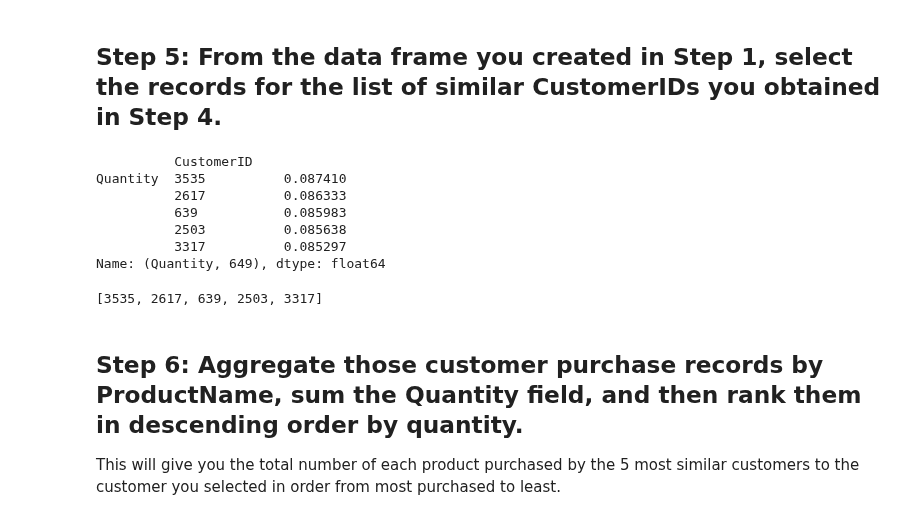
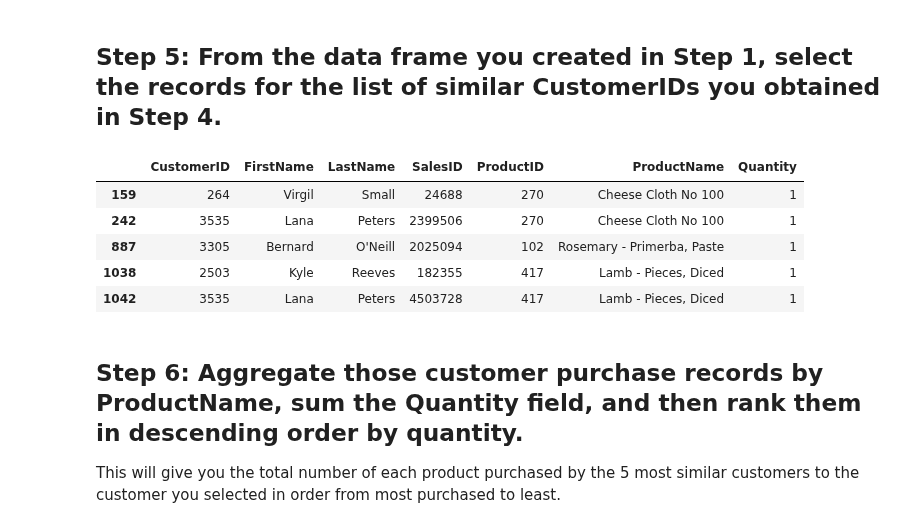
Before and after one commit to ironhack-datalabs/datamad0819, a Jupyter notebook: module-2/lab-intro-recommender-systems/your-code/main.ipynb, the cells around one changed output. Drawn from its saved outputs; the diff is of its cells as text; code cells hidden in the pictures.

```diff
--- a/module-2/lab-intro-recommender-systems/your-code/main.ipynb
+++ b/module-2/lab-intro-recommender-systems/your-code/main.ipynb
@@ -103,18 +98,2 @@ Name: (Quantity, 649), dtype: float64
 # %% [markdown]
 ## Step 5: From the data frame you created in Step 1, select the records for the list of similar CustomerIDs you obtained in Step 4.
-# %%
-customers = similarities[:5]
-customers
-# %% [output]
-          CustomerID
-Quantity  3535          0.087410
-          2617          0.086333
-          639           0.085983
-          2503          0.085638
-          3317          0.085297
-Name: (Quantity, 649), dtype: float64
-# %%
-customers_ids =[e[1]  for e in customers.index.values]
-customers_ids
-# %% [output]
-[3535, 2617, 639, 2503, 3317]
@@ -128,3 +100,13 @@ for element in customers_ids:
+# %%
+data_customers = data[data['CustomerID'].isin(similar33)]
+data_customers.head()
+# %% [output]
+|  | CustomerID | FirstName | LastName | SalesID | ProductID | ProductName | Quantity |
+| 159 | 264 | Virgil | Small | 24688 | 270 | Cheese Cloth No 100 | 1 |
+| 242 | 3535 | Lana | Peters | 2399506 | 270 | Cheese Cloth No 100 | 1 |
+| 887 | 3305 | Bernard | O'Neill | 2025094 | 102 | Rosemary - Primerba, Paste | 1 |
+| 1038 | 2503 | Kyle | Reeves | 182355 | 417 | Lamb - Pieces, Diced | 1 |
+| 1042 | 3535 | Lana | Peters | 4503728 | 417 | Lamb - Pieces, Diced | 1 |
 # %% [markdown]
 ## Step 6: Aggregate those customer purchase records by ProductName, sum the Quantity field, and then rank them in descending order by quantity.
 
```
Also changed, not shown: parts of 20 cells of this notebook.
